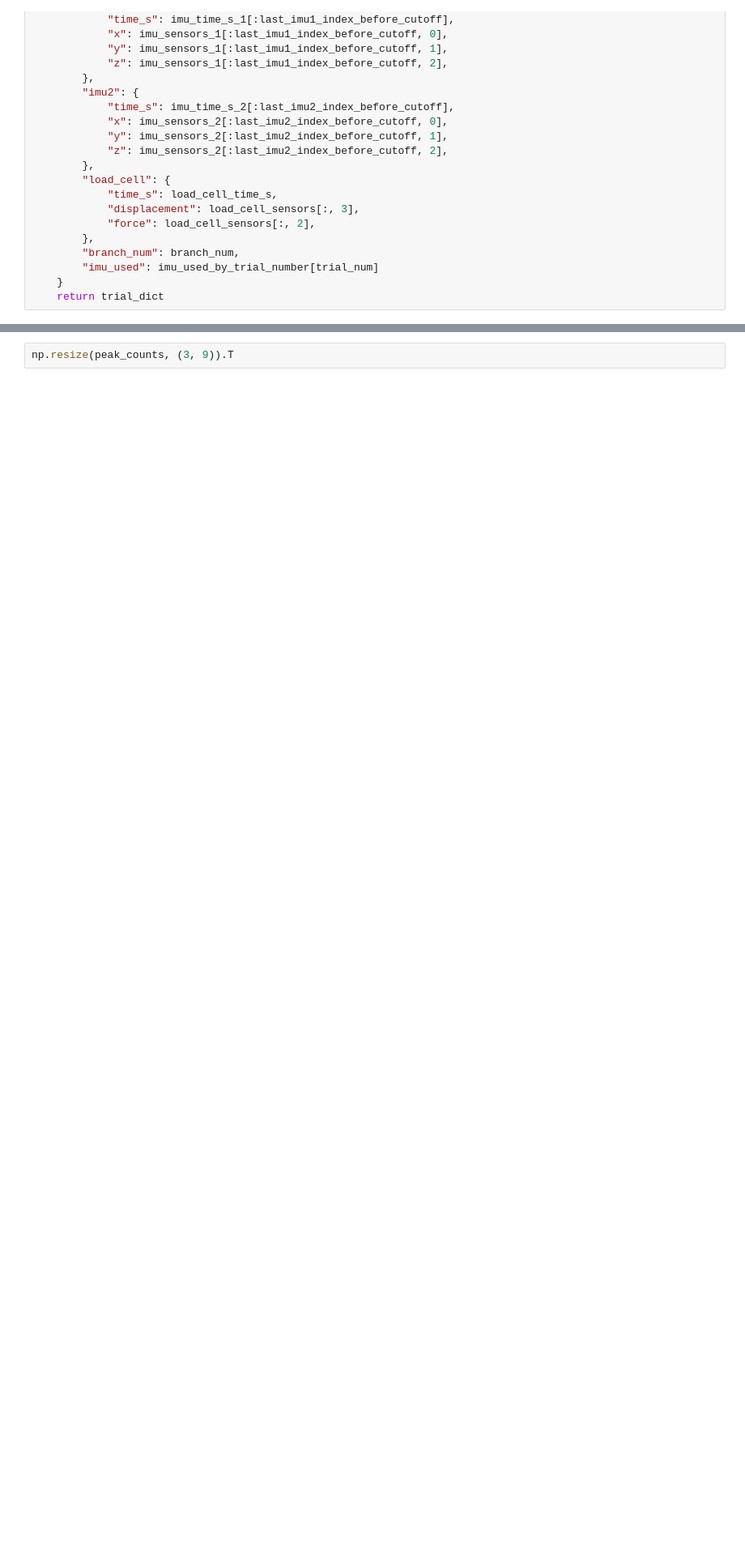
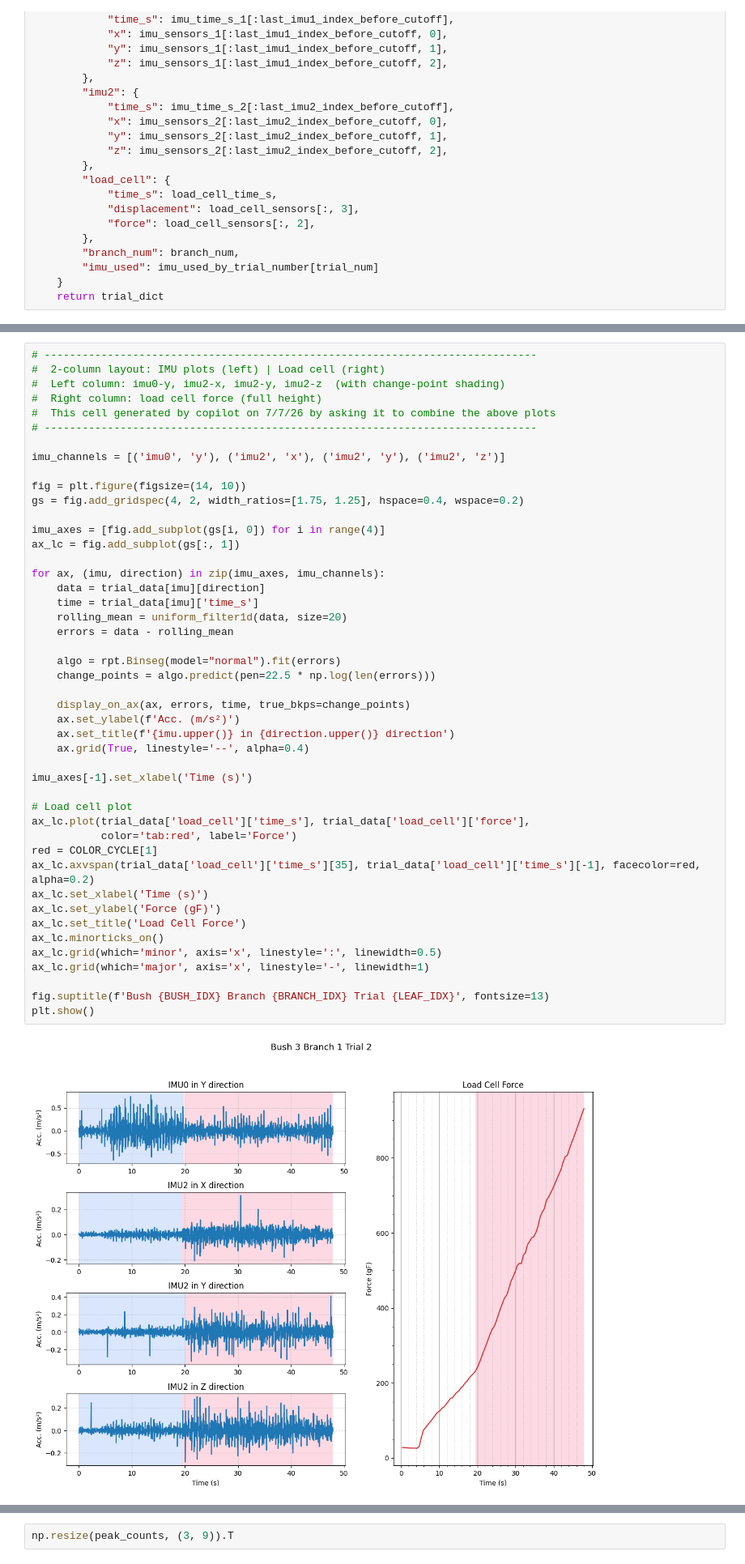
Before and after one commit to Intelligent-Machines-and-Materials-Lab/MuJoCoBlueberryModeling, a Jupyter notebook: src/imu_fft_analysis.ipynb, the cells around one changed output, grey strips where cells are left out. Shown at 81% size. Drawn from its saved outputs; the diff is of its cells as text; blank space fills up the shorter version.

```diff
--- a/src/imu_fft_analysis.ipynb
+++ b/src/imu_fft_analysis.ipynb
@@ -183,3 +219,51 @@ plt.show()
+# %%
+# ------------------------------------------------------------------------------
+#  2-column layout: IMU plots (left) | Load cell (right)
+#  Left column: imu0-y, imu2-x, imu2-y, imu2-z  (with change-point shading)
+#  Right column: load cell force (full height)
+#  This cell generated by copilot on 7/7/26 by asking it to combine the above plots
+# ------------------------------------------------------------------------------
+
+imu_channels = [('imu0', 'y'), ('imu2', 'x'), ('imu2', 'y'), ('imu2', 'z')]
+
+fig = plt.figure(figsize=(14, 10))
+gs = fig.add_gridspec(4, 2, width_ratios=[1.75, 1.25], hspace=0.4, wspace=0.2)
+
+imu_axes = [fig.add_subplot(gs[i, 0]) for i in range(4)]
+ax_lc = fig.add_subplot(gs[:, 1])
+
+for ax, (imu, direction) in zip(imu_axes, imu_channels):
+    data = trial_data[imu][direction]
+    time = trial_data[imu]['time_s']
+    rolling_mean = uniform_filter1d(data, size=20)
+    errors = data - rolling_mean
+
+    algo = rpt.Binseg(model="normal").fit(errors)
+    change_points = algo.predict(pen=22.5 * np.log(len(errors)))
+
+    display_on_ax(ax, errors, time, true_bkps=change_points)
+    ax.set_ylabel(f'Acc. (m/s²)')
+    ax.set_title(f'{imu.upper()} in {direction.upper()} direction')
+    ax.grid(True, linestyle='--', alpha=0.4)
+
+imu_axes[-1].set_xlabel('Time (s)')
+
+# Load cell plot
+ax_lc.plot(trial_data['load_cell']['time_s'], trial_data['load_cell']['force'],
+           color='tab:red', label='Force')
+red = COLOR_CYCLE[1]
+ax_lc.axvspan(trial_data['load_cell']['time_s'][35], trial_data['load_cell']['time_s'][-1], facecolor=red, alpha=0.2)
+ax_lc.set_xlabel('Time (s)')
+ax_lc.set_ylabel('Force (gF)')
+ax_lc.set_title('Load Cell Force')
+ax_lc.minorticks_on()
+ax_lc.grid(which='minor', axis='x', linestyle=':', linewidth=0.5)
+ax_lc.grid(which='major', axis='x', linestyle='-', linewidth=1)
+
+fig.suptitle(f'Bush {BUSH_IDX} Branch {BRANCH_IDX} Trial {LEAF_IDX}', fontsize=13)
+plt.show()
+# %% [output]
+[figure, added]
 # %%
 # load a single trial
 # ------------------------------------------------------------------------------
```
Also changed, not shown: parts of 5 cells of this notebook.
